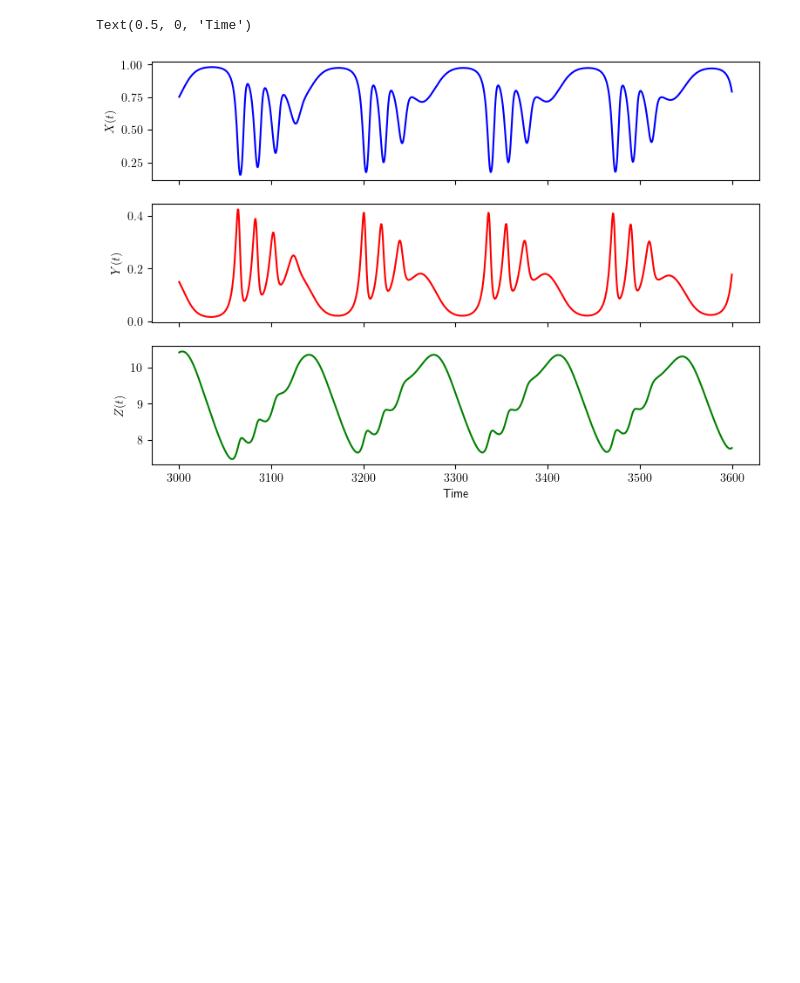
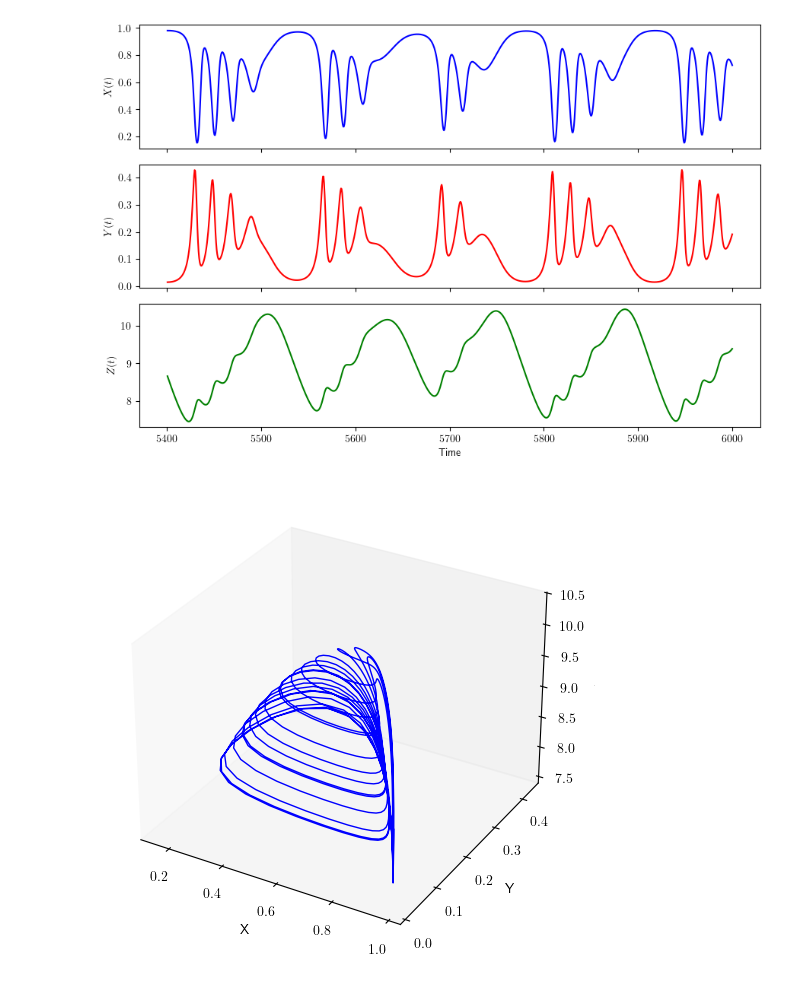
Before and after one commit to akshaysanjeevk/PopEcoEvo-Course, a Jupyter notebook: Hastings-Powell.ipynb, the cells around one changed output. Cells and saved outputs as stored; diff of their text form; code cells hidden in the pictures; blank space fills up the shorter version.

Commit message:
All 3 models are factored. Need to tune the parameters

```diff
--- a/Hastings-Powell.ipynb
+++ b/Hastings-Powell.ipynb
@@ -6,41 +55,25 @@ plt.rcParams['text.usetex']=True
 # %%
-def f(u, a, b):
-    return a*u/(1+b*u)
-
-def model(V, t, prms):
+def HP0(V, t, prms):
     x,y,z = V
     dxdt = x*(1-x) - f(x, prms['a1'], prms['b1'])*y
-    dydt = f(x, prms['a1'], prms['b1'])*y - f(y, prms['a2'], prms['b2'])*z - prms['d1']*y
-    dzdt = f(y, prms['a2'], prms['b2'])*z - prms['d2']*z
+    dydt = f(x, prms['a1'], prms['b1'])*y - f(y, prms['a2'], prms['b2'])*z - prms['dy']*y
+    dzdt = f(y, prms['a2'], prms['b2'])*z - prms['dz']*z
 
     return [dxdt,dydt, dzdt]
 
-parameters = {
+HP0prm = {
     'a1':5,
     'b1':3,
     'a2':.1,
     'b2':2,
-    'd1':.4,
-    'd2':.01
+    'dy':.4,
+    'dz':.01,
+    'tmax':6000,
+    'tn':1e4,
+    'V0':[.8, .15, 9.9]
 }
-V0 = [.8, .15, 9.9]
-t = np.linspace(0, 6000,10000)
 
-sol = odeint(model, V0, t, args=(parameters,))
+t0, sol0 = Simualte(HP0, HP0prm, traj=True, traj3d=True)
+# %% [output]
+[figure, added]
+[figure, added]
-# %%
-
-figts, axts = plt.subplots(3,sharex=True, figsize = (9,6))
-axts[0].plot(t[5000:6000], sol[5000:6000, 0], color='blue')
-axts[0].set_ylabel('$X(t)$')
-
-axts[1].plot(t[5000:6000], sol[5000:6000, 1], color='red')
-axts[1].set_ylabel('$Y(t)$')
-
-axts[2].plot(t[5000:6000], sol[5000:6000, 2], color='green')
-axts[2].set_ylabel('$Z(t)$')
-
-
-axts[2].set_xlabel('Time')
-# %% [output]
-Text(0.5, 0, 'Time')
-[figure, removed]
```
Also changed, not shown: parts of 9 cells of this notebook.
